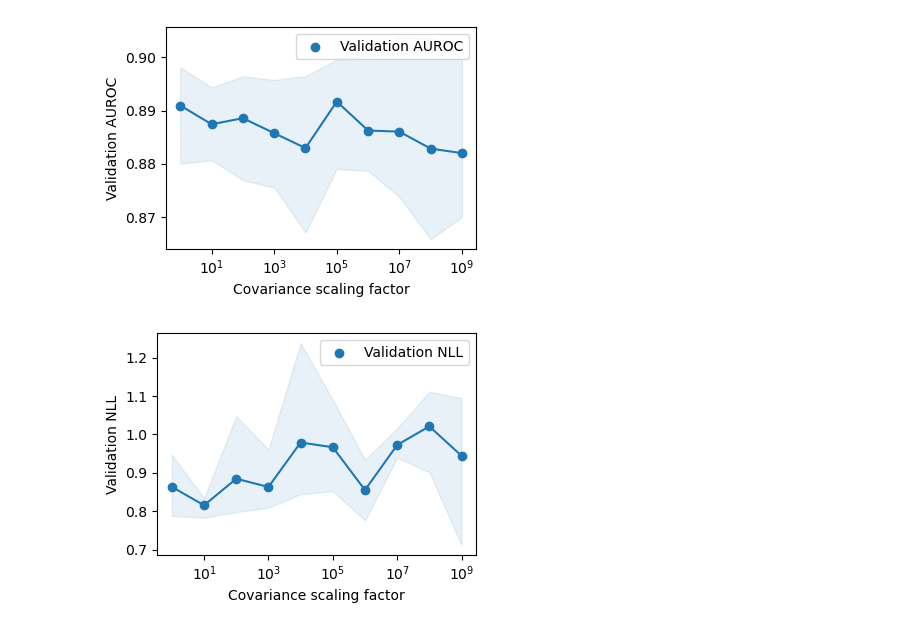
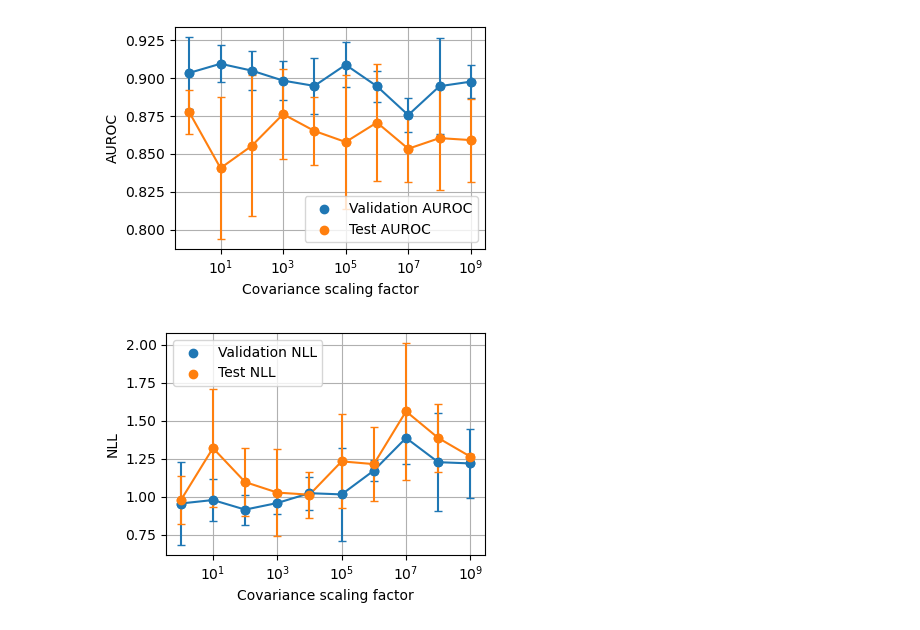
Before and after one commit to tufts-ml/bdl-transfer-learning, a Jupyter notebook: notebooks/covariance_scaling_factor.ipynb, the cells around one changed output. Drawn from its saved outputs; the diff is of its cells as text; code cells hidden in the pictures.

```diff
--- a/notebooks/covariance_scaling_factor.ipynb
+++ b/notebooks/covariance_scaling_factor.ipynb
@@ -6,7 +6,7 @@ import pandas as pd
 import matplotlib.pyplot as plt
 # %%
 repo_path = '/cluster/tufts/hugheslab/eharve06/bdl-transfer-learning'
-experiments_path = os.path.join(repo_path, 'experiments/HAM10000')
+experiments_path = os.path.join(repo_path, 'experiments/HAM10000/8:1:1')
 # %%
 def get_df(path):
     df = pd.read_csv(path, index_col='Unnamed: 0')
@@ -19,10 +19,11 @@ def get_best_epoch(df, window_size):
     return df.iloc[window_size+np.argmax(windowed_auroc)]
 # %%
 random_states = [1001, 2001, 3001]
-random_states = [4001, 5001, 6001]
+#random_states = [4001, 5001, 6001]
 prior_scales = np.logspace(0, 9, num=10)
 lr_0s = np.logspace(-1, -4, num=4)
 weight_decays = np.append(np.logspace(-2, -6, num=5), 0)
+weight_decays = [0.0]
 window_size = 5
 # %%
 columns = ['random_state', 'prior_scale', 'test_auroc', 'test_loss', 'test_nll',
@@ -34,8 +35,8 @@ for row_index, (random_state, prior_scale) in enumerate(itertools.product(random
     # Get best model
     best_row = None
     for lr_0, weight_decay in itertools.product(lr_0s, weight_decays):
-        df_path =  '{}/random_state={}/learned_prior_scale={}_lr_0={}_weight_decay={}.csv'\
-        .format(experiments_path, random_state, prior_scale, lr_0, weight_decay)
+        df_path =  '{}/learned_lr_0={}_n=1000_prior_scale={}_random_state={}_weight_decay={}.csv'\
+        .format(experiments_path, lr_0, prior_scale, random_state, weight_decay)
         row = get_best_epoch(get_df(df_path), window_size=window_size)
         if best_row is None: best_row = row
         if row['val_auroc'] > best_row['val_auroc']: best_row = row
@@ -52,8 +53,7 @@ columns = ['test_auroc', 'test_loss', 'test_nll', 'test_prior',
            'train_auroc', 'train_loss', 'train_nll', 'train_prior',
            'val_auroc', 'val_loss', 'val_nll', 'val_prior']
 for column in columns:
-    df['{}_min'.format(column)] = df[column].apply(lambda item: np.min(item))
-    df['{}_max'.format(column)] = df[column].apply(lambda item: np.max(item))
+    df['{}_std'.format(column)] = df[column].apply(lambda item: np.std(item))
     df[column] = df[column].apply(lambda item: np.mean(item))
 df.random_state = df.random_state.apply(lambda item: 'mean')
 df = df.reset_index()
@@ -70,26 +70,40 @@ df.head()
 # %%
 fig, ax = plt.subplots(ncols=1, nrows=1, figsize=(4, 3))
+# Validation
+ax.plot(df.prior_scale, df.val_auroc, color='#1f77b4')
 ax.scatter(df.prior_scale, df.val_auroc, label='Validation AUROC', color='#1f77b4')
-ax.plot(df.prior_scale, df.val_auroc, color='#1f77b4')
-ax.fill_between(df.prior_scale, df.val_auroc_min, df.val_auroc_max, color='#1f77b4', alpha=0.1)
+ax.errorbar(df.prior_scale, df.val_auroc, yerr=df.val_auroc_std, fmt='o', capsize=3, color='#1f77b4')
+# Test
+ax.plot(df.prior_scale, df.test_auroc, color='#ff7f0e')
+ax.scatter(df.prior_scale, df.test_auroc, label='Test AUROC', color='#ff7f0e')
+ax.errorbar(df.prior_scale, df.test_auroc, yerr=df.test_auroc_std, fmt='o', capsize=3, color='#ff7f0e')
+# Formatting
 ax.set_xscale('log')
 ax.set_xlabel('Covariance scaling factor')
-ax.set_ylabel('Validation AUROC')
+ax.set_ylabel('AUROC')
+ax.grid()
 ax.legend()
 fig.tight_layout()
 plt.show()
 # %% [output]
-[figure, old version]
+[figure, new version]
 # %%
 fig, ax = plt.subplots(ncols=1, nrows=1, figsize=(4, 3))
+# Validation
+ax.plot(df.prior_scale, df.val_nll, color='#1f77b4')
 ax.scatter(df.prior_scale, df.val_nll, label='Validation NLL', color='#1f77b4')
-ax.plot(df.prior_scale, df.val_nll, color='#1f77b4')
-ax.fill_between(df.prior_scale, df.val_nll_min, df.val_nll_max, color='#1f77b4', alpha=0.1)
+ax.errorbar(df.prior_scale, df.val_nll, yerr=df.val_nll_std, fmt='o', capsize=3, color='#1f77b4')
+# Test
+ax.plot(df.prior_scale, df.test_nll, color='#ff7f0e')
+ax.scatter(df.prior_scale, df.test_nll, label='Test NLL', color='#ff7f0e')
+ax.errorbar(df.prior_scale, df.test_nll, yerr=df.test_nll_std, fmt='o', capsize=3, color='#ff7f0e')
+# Formatting
 ax.set_xscale('log')
 ax.set_xlabel('Covariance scaling factor')
-ax.set_ylabel('Validation NLL')
+ax.set_ylabel('NLL')
+ax.grid()
 ax.legend()
 fig.tight_layout()
 plt.show()
 # %% [output]
-[figure, old version]
+[figure, new version]
```
Also changed, not shown: parts of 3 cells of this notebook, 4 other files.
